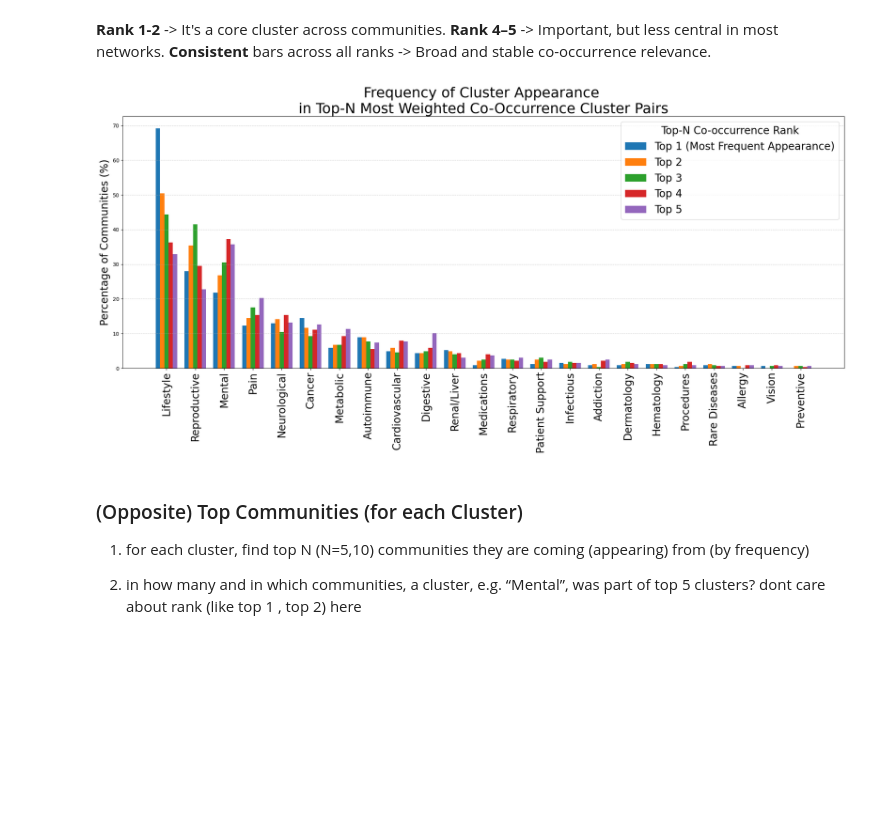
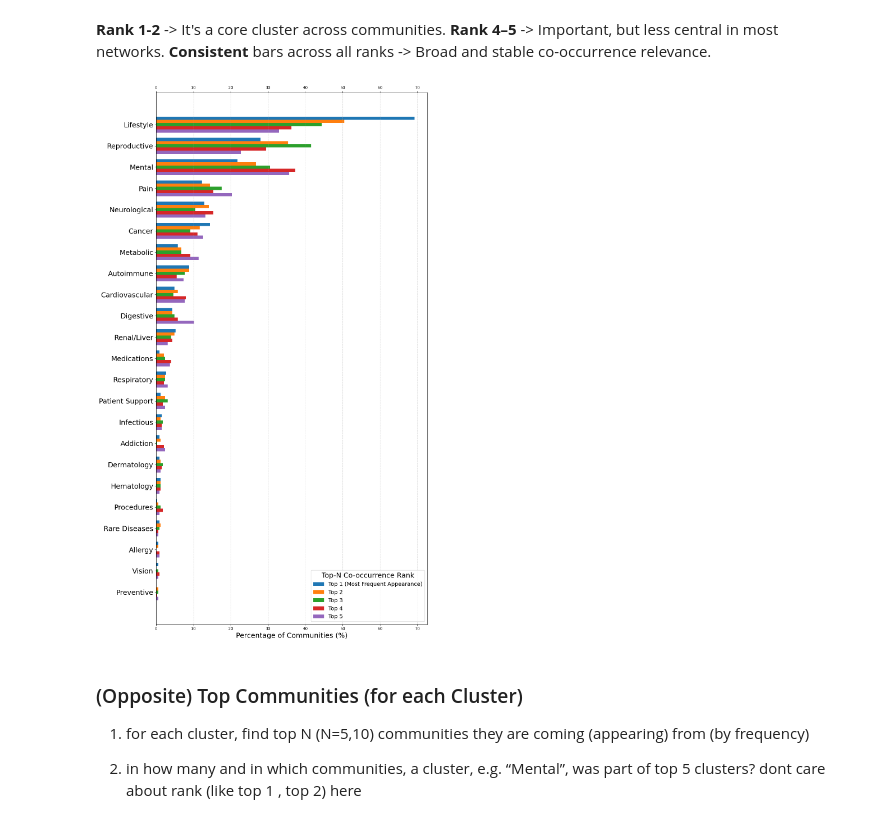
Before and after one commit to anaprikho/tum-thesis, a Jupyter notebook: jupyter notebooks/network_analysis.ipynb, the cells around one changed output. Drawn from its saved outputs; the diff is of its cells as text; code cells hidden in the pictures; blank space fills up the shorter version.

Commit message:
swap axes in plot "top clusters across comm"

```diff
--- a/jupyter notebooks/network_analysis.ipynb
+++ b/jupyter notebooks/network_analysis.ipynb
@@ -355,59 +353,89 @@ all_clusters = sorted(set().union(*[set(d.keys()) for d in top_n_percentages.val
 total_appearance = {
     cluster: sum(top_n_percentages[rank].get(cluster, 0) for rank in range(1, 6))
     for cluster in all_clusters
 }
 # SORT clusters by TOTAL appearance (desc)
 clusters_sorted = sorted(all_clusters, key=lambda c: total_appearance[c], reverse=True)
 abbreviated_clusters_sorted = [cluster_abbreviations.get(c, c) for c in clusters_sorted]
 
 # Group by rank, order according to sorted clusters
 rank_values = []
 for rank in range(1, 6):
     rank_values.append([top_n_percentages[rank].get(cluster, 0) for cluster in clusters_sorted])
 
 # Plot
 # x = np.arange(len(all_clusters))  # cluster's location in x-axis
 x = np.arange(len(abbreviated_clusters_sorted)) # cluster's location in x-axis
 width = 0.15  # width of the bars
 
-fig, ax = plt.subplots(figsize=(20, 10))
+# fig, ax = plt.subplots(figsize=(20, 10))
 
-colors = ['#1f77b4', '#ff7f0e', '#2ca02c', '#d62728', '#9467bd']  # diff colors for each rank
+# colors = ['#1f77b4', '#ff7f0e', '#2ca02c', '#d62728', '#9467bd']  # diff colors for each rank
+# labels = ['Top 1 (Most Frequent Appearance)', 'Top 2', 'Top 3', 'Top 4', 'Top 5']
+
+# for i in range(5):
+#     # x + i * width: horizontally offset each bar group to avoid overlap
+#     # rank_values[i]: data for Top i+1
+#     bars = ax.bar(x + i * width, rank_values[i], width, label=labels[i], color=colors[i])
+
+#     # # Add value on top of each bar (too cluttered)
+#     # for bar in bars:
+#     #     height = bar.get_height()
+#     #     if height > 0:
+#     #         ax.text(
+#     #             bar.get_x() + bar.get_width() / 2,
+#     #             height + 0.5,
+#     #             f'{height:.1f}',
+#     #             ha='center',
+#     #             va='bottom',
+#     #             fontsize=8
+#     #         )
+
+
+# ax.set_ylabel('Percentage of Communities (%)', fontsize=20)
+# # ax.set_title('Frequency of Cluster Appearance \nin Top-N Most Weighted Co-Occurrence Cluster Pairs', fontsize=27)
+# ax.set_xticks(x + 2 * width)
+# ax.set_xticklabels(abbreviated_clusters_sorted, rotation=90, fontsize=20)
+# ax.legend(title='Top-N Co-occurrence Rank', fontsize=20, title_fontsize=20)
+# ax.grid(True, axis='y', linestyle='--', alpha=0.6) # horizontal gridlines
+
+# # plt.savefig("top_cluster_appearance_by_rank.png", dpi=300, bbox_inches='tight')
+# # plt.savefig("top_cluster_appearance_by_rank.svg", format='svg', dpi=300, bbox_inches='tight')
+
+# plt.tight_layout()  # avoid label cutoffs
+# plt.show()
+
+
+fig, ax = plt.subplots(figsize=(12, 20))  # horizontal layout
+
+colors = ['#1f77b4', '#ff7f0e', '#2ca02c', '#d62728', '#9467bd']
 labels = ['Top 1 (Most Frequent Appearance)', 'Top 2', 'Top 3', 'Top 4', 'Top 5']
 
+y = np.arange(len(abbreviated_clusters_sorted))
+height = 0.15  # height of each bar segment
+
 for i in range(5):
-    # x + i * width: horizontally offset each bar group to avoid overlap
-    # rank_values[i]: data for Top i+1
-    bars = ax.bar(x + i * width, rank_values[i], width, label=labels[i], color=colors[i])
+    ax.barh(y + i * height, [v for v in rank_values[i]], height, label=labels[i], color=colors[i])
 
-    # # Add value on top of each bar (too cluttered)
-    # for bar in bars:
-    #     height = bar.get_height()
-    #     if height > 0:
-    #         ax.text(
-    #             bar.get_x() + bar.get_width() / 2,
-    #             height + 0.5,
-    #             f'{height:.1f}',
-    #             ha='center',
-    #             va='bottom',
-    #             fontsize=8
-    #         )
+ax.set_xlabel('Percentage of Communities (%)', fontsize=18)
+# ax.set_title('Frequency of Cluster Appearance \nin Top-N Most Weighted Co-Occurrence Cluster Pairs', fontsize=27)
+ax.set_yticks(y + 2 * height)
+ax.set_yticklabels(abbreviated_clusters_sorted, fontsize=18)
+ax.invert_yaxis()  # show highest values at the top
 
+ax.tick_params(axis='x', labeltop=True, top=True, labelbottom=True, bottom=True)
 
-ax.set_ylabel('Percentage of Communities (%)', fontsize=20)
-ax.set_title('Frequency of Cluster Appearance \nin Top-N Most Weighted Co-Occurrence Cluster Pairs', fontsize=27)
-ax.set_xticks(x + 2 * width)
-ax.set_xticklabels(abbreviated_clusters_sorted, rotation=90, fontsize=20)
-ax.legend(title='Top-N Co-occurrence Rank', fontsize=20, title_fontsize=20)
-ax.grid(True, axis='y', linestyle='--', alpha=0.6) # horizontal gridlines
+ax.legend(title='Top-N Co-occurrence Rank', fontsize=14, title_fontsize=18)
+ax.grid(True, axis='x', linestyle='--', alpha=0.6) # vertical gridlines
 
-# plt.savefig("top_cluster_appearance_by_rank.png", dpi=300, bbox_inches='tight')
+plt.tight_layout()  # avoid label cut-offs
+
+# # plt.savefig("top_cluster_appearance_by_rank.png", dpi=300, bbox_inches='tight')
 plt.savefig("top_cluster_appearance_by_rank.svg", format='svg', dpi=300, bbox_inches='tight')
 
-plt.tight_layout()  # avoid label cutoffs
 plt.show()
 # %% [output]
-[figure, old version]
+[figure, new version]
 # %% [markdown]
 ### (Opposite) Top Communities (for each Cluster)
 
```
Also changed, not shown: parts of 1 cell of this notebook, 1 other file.
